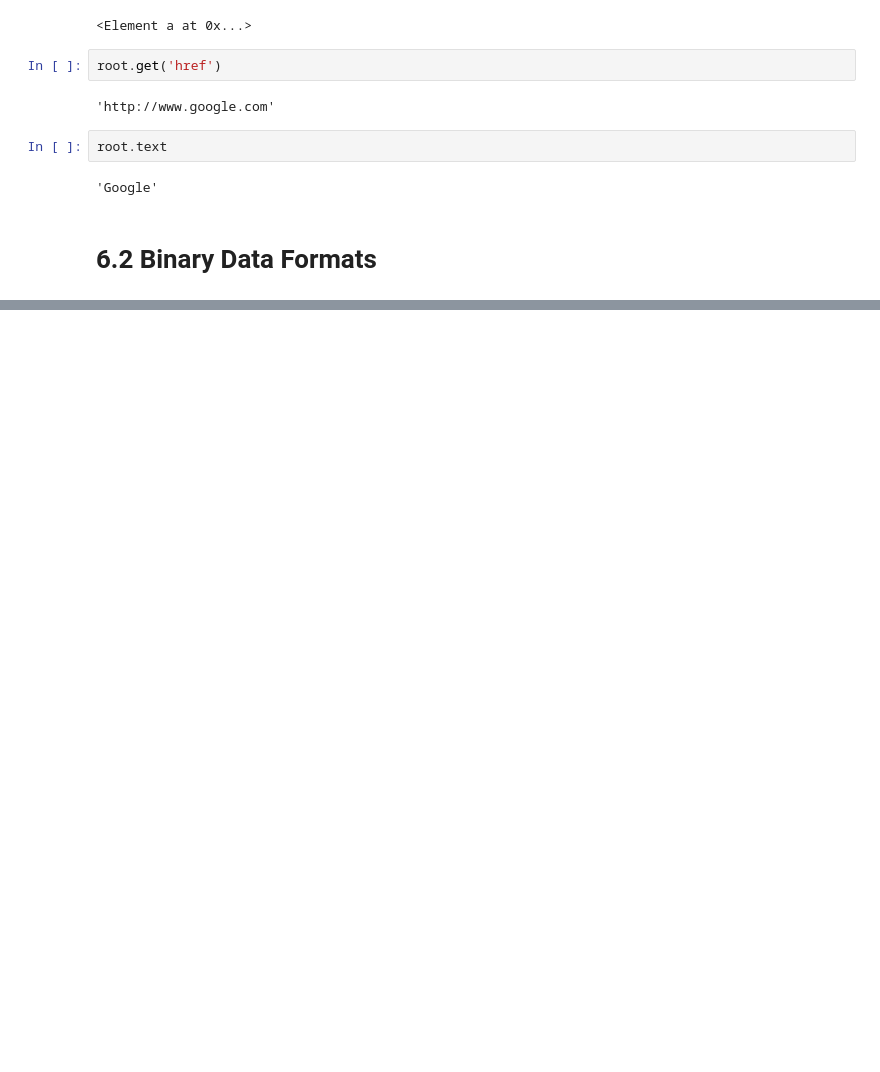
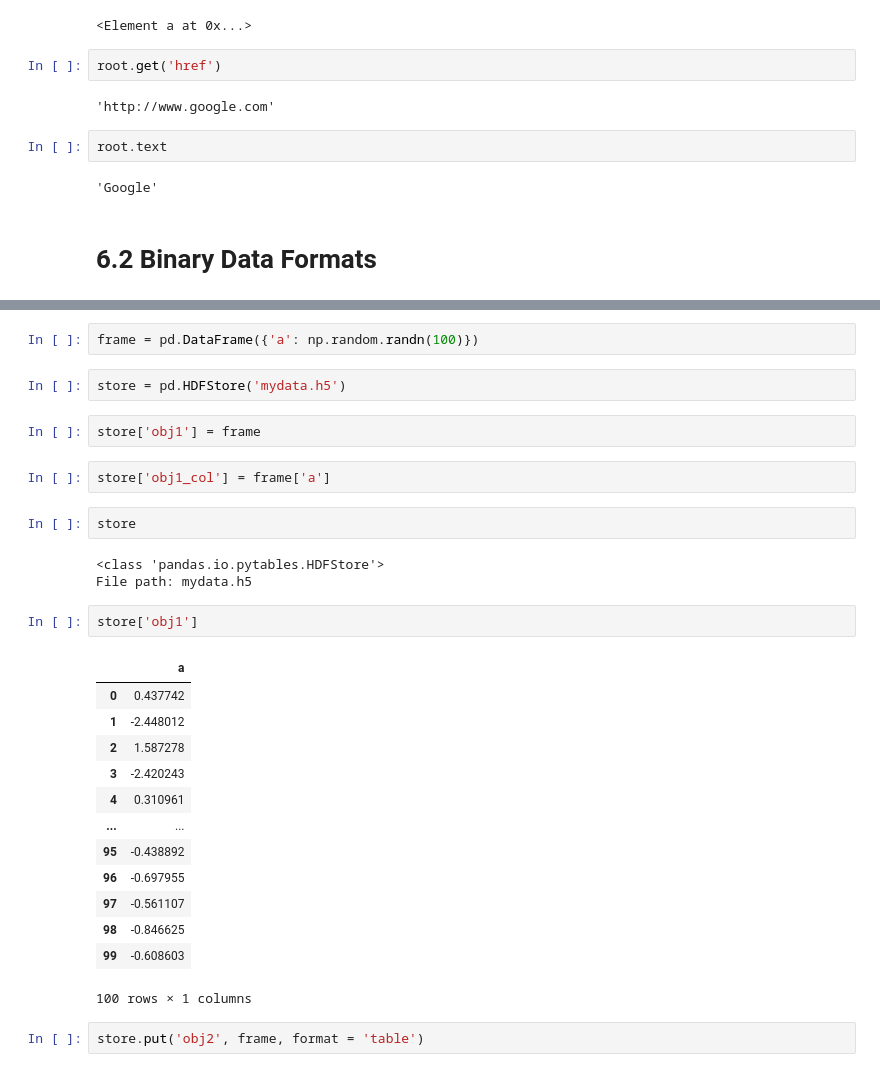
Before and after one commit to JosephKowalski2/WesWrangling, a Jupyter notebook: Chapter6WorkAlong.ipynb, the cells around one changed output, grey strips where cells are left out. Cells and saved outputs as stored; diff of their text form; blank space fills up the shorter version.

```diff
--- a/Chapter6WorkAlong.ipynb
+++ b/Chapter6WorkAlong.ipynb
@@ -476,0 +495,31 @@ root.text
+# %%
+frame = pd.DataFrame({'a': np.random.randn(100)})
+# %%
+store = pd.HDFStore('mydata.h5')
+# %%
+store['obj1'] = frame
+# %%
+store['obj1_col'] = frame['a']
+# %%
+store
+# %% [output]
+<class 'pandas.io.pytables.HDFStore'>
+File path: mydata.h5
+# %%
+store['obj1']
+# %% [output]
+|  | a |
+| 0 | 0.437742 |
+| 1 | -2.448012 |
+| 2 | 1.587278 |
+| 3 | -2.420243 |
+| 4 | 0.310961 |
+| ... | ... |
+| 95 | -0.438892 |
+| 96 | -0.697955 |
+| 97 | -0.561107 |
+| 98 | -0.846625 |
+| 99 | -0.608603 |
+100 rows × 1 columns
+# %%
+store.put('obj2', frame, format = 'table')
```
Also changed, not shown: parts of 8 cells of this notebook, 2 other files.
